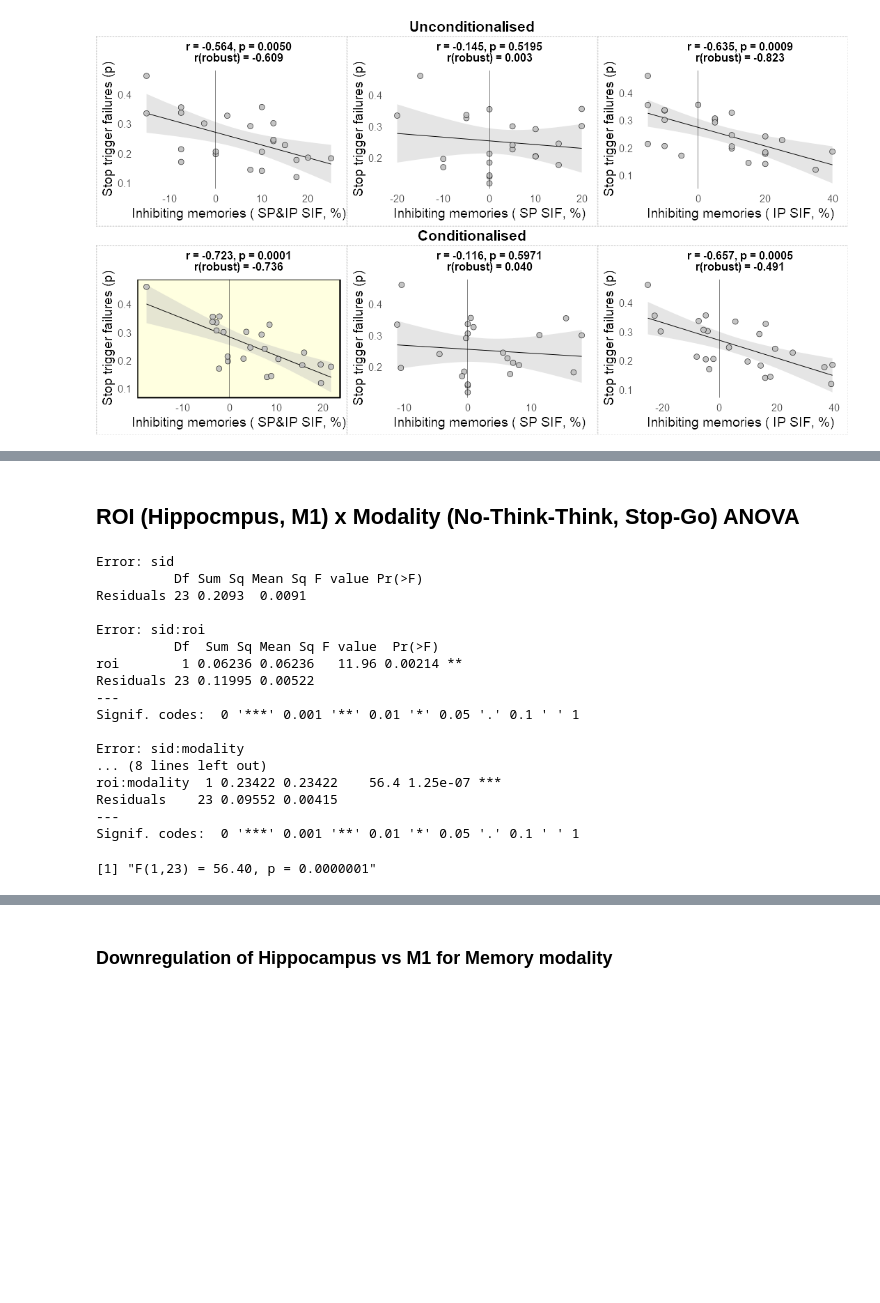
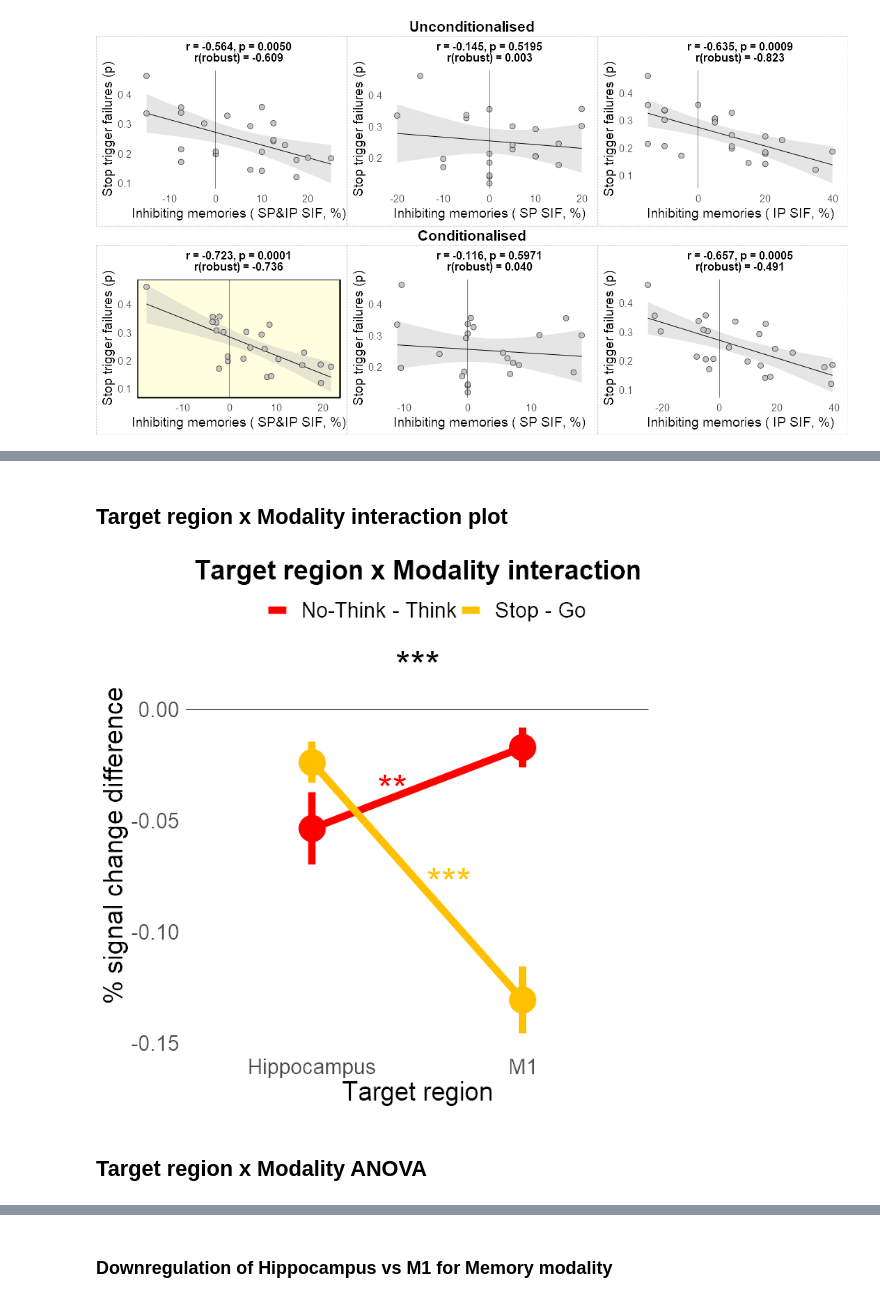
Before and after one commit to dcdace/Domain-general, a Jupyter notebook: Supramodal_Behavioural_03.ipynb, the cells around one changed output, grey strips where cells are left out. Cells and saved outputs as stored; diff of their text form; code cells hidden in the pictures; blank space fills up the shorter version.

```diff
--- a/Supramodal_Behavioural_03.ipynb
+++ b/Supramodal_Behavioural_03.ipynb
@@ -1007,2 +952,0 @@ grid.arrange(plotFirs(dataLong.rHC, "Right hippocampus"), plotFirs(dataLong.lM1,
-# %% [markdown]
-## ROI (Hippocmpus, M1) x Modality (No-Think-Think, Stop-Go) ANOVA
@@ -1015,29 +952,0 @@ data$PSC <- rowMeans(data[,5:8])
-# %%
-# statistics
-summary.anova <- summary(res.anova <- aov(PSC ~ roi*modality + Error(sid/(roi*modality)), data = data))
-res.txt.anova <- sprintf('F(%d,%d) = %.2f, p = %.7f',
-                         summary.anova[["Error: sid:roi:modality"]][[1]][["Df"]][1],
-                         summary.anova[["Error: sid:roi:modality"]][[1]][["Df"]][2],
-                         summary.anova[["Error: sid:roi:modality"]][[1]][["F value"]][1],
-                         summary.anova[["Error: sid:roi:modality"]][[1]][["Pr(>F)"]][1])
-summary.anova
-res.txt.anova
-# %% [output]
-Error: sid
-          Df Sum Sq Mean Sq F value Pr(>F)
-Residuals 23 0.2093  0.0091
-
-Error: sid:roi
-          Df  Sum Sq Mean Sq F value  Pr(>F)
-roi        1 0.06236 0.06236   11.96 0.00214 **
-Residuals 23 0.11995 0.00522
----
-Signif. codes:  0 '***' 0.001 '**' 0.01 '*' 0.05 '.' 0.1 ' ' 1
-
-Error: sid:modality
-... (8 lines left out)
-roi:modality  1 0.23422 0.23422    56.4 1.25e-07 ***
-Residuals    23 0.09552 0.00415
----
-Signif. codes:  0 '***' 0.001 '**' 0.01 '*' 0.05 '.' 0.1 ' ' 1
-[1] "F(1,23) = 56.40, p = 0.0000001"
@@ -1043,0 +1115,9 @@ Signif. codes:  0 '***' 0.001 '**' 0.01 '*' 0.05 '.' 0.1 ' ' 1
+# %% [markdown]
+## Target region x Modality interaction plot
+# %%
+options(repr.plot.width = 6, repr.plot.height = 6) # change plot size
+p1
+# %% [output]
+[figure, added]
+# %% [markdown]
+## Target region x Modality ANOVA
```
Also changed, not shown: parts of 27 cells of this notebook.
